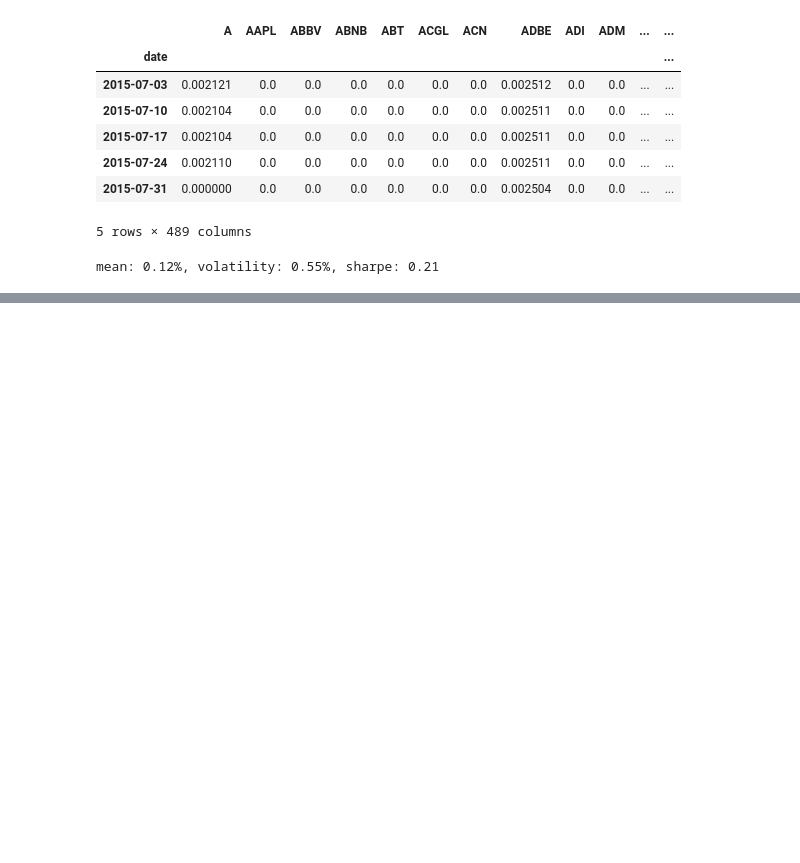
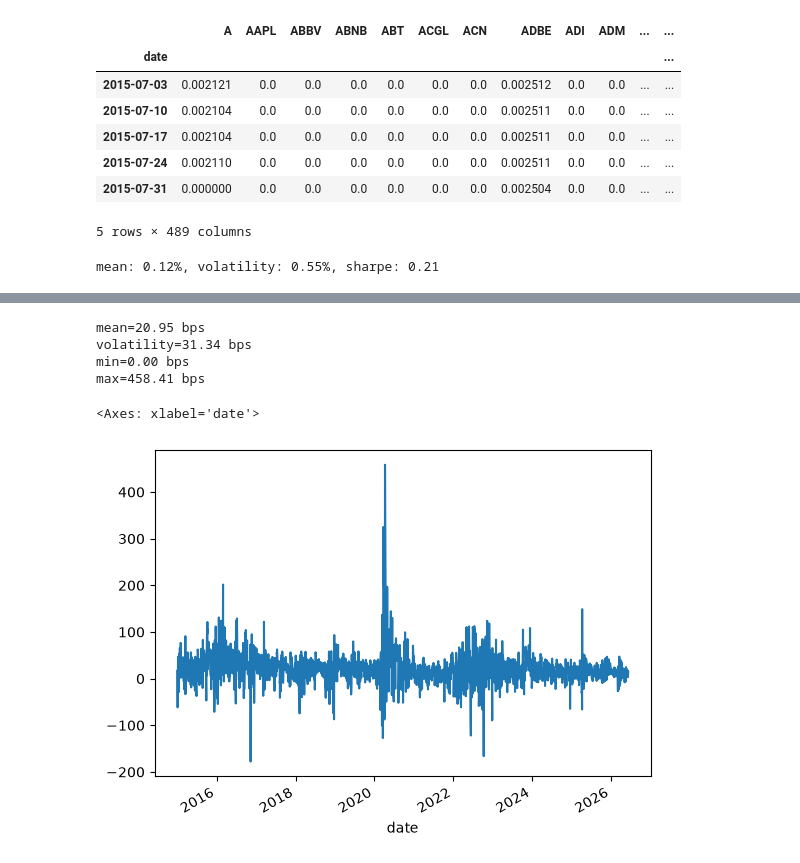
Before and after one commit to starckyang/market-finm-by-mark, a Jupyter notebook: notebooks/equity-and-etfs.ipynb, the cells around one changed output, grey strips where cells are left out. Drawn from its saved outputs; the diff is of its cells as text; code cells hidden in the pictures; blank space fills up the shorter version.

```diff
--- a/notebooks/equity-and-etfs.ipynb
+++ b/notebooks/equity-and-etfs.ipynb
@@ -985,0 +1092,5 @@ mean: 0.12%, volatility: 0.55%, sharpe: 0.21
+# %%
+hyg_px = px[["HYG"]]
+hyg_nav = nav[["HYG"]]
+hyg_data = hyg_px.merge(hyg_nav, left_index=True, right_index=True)
+hyg_data.head()
@@ -985,0 +1105,4 @@ mean: 0.12%, volatility: 0.55%, sharpe: 0.21
+# %%
+hyg_data.columns = ["px", "nav"]
+hyg_data["prem"] = hyg_data["px"]/hyg_data["nav"]-1
+hyg_data.head()
@@ -985,0 +1117,20 @@ mean: 0.12%, volatility: 0.55%, sharpe: 0.21
+# %%
+hyg_data.prem = hyg_data.prem*1e4 #to basis points
+hyg_prem_mean = hyg_data["prem"].mean()
+hyg_prem_vol = hyg_data["prem"].std()
+hyg_prem_min = np.abs(hyg_data["prem"]).min()
+hyg_prem_max = np.abs(hyg_data["prem"]).max()
+print(f"mean={hyg_prem_mean:.2f} bps")
+print(f"volatility={hyg_prem_vol:.2f} bps")
+print(f"min={hyg_prem_min:.2f} bps")
+print(f"max={hyg_prem_max:.2f} bps")
+# %% [output]
+mean=20.95 bps
+volatility=31.34 bps
+min=0.00 bps
+max=458.41 bps
+# %%
+hyg_data.prem.plot()
+# %% [output]
+<Axes: xlabel='date'>
+[figure, added]
```
Also changed, not shown: parts of 20 cells of this notebook.
